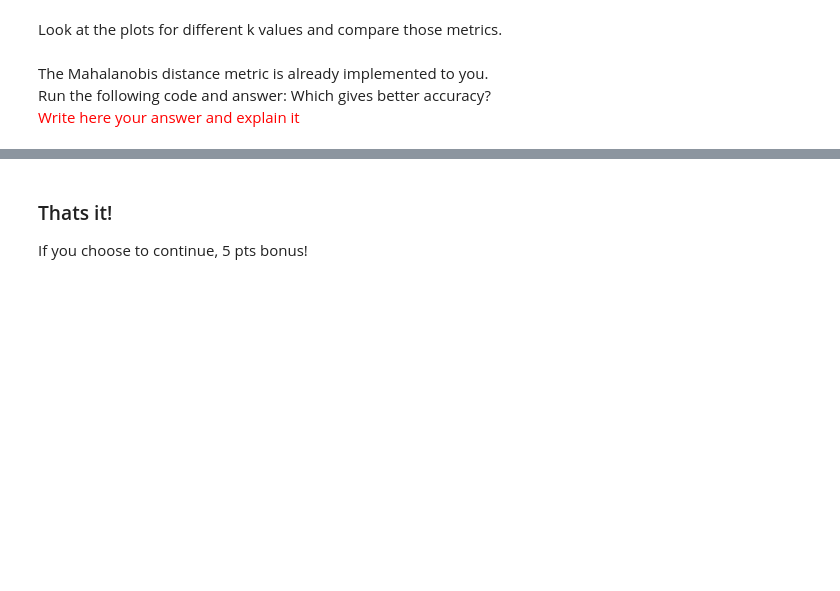
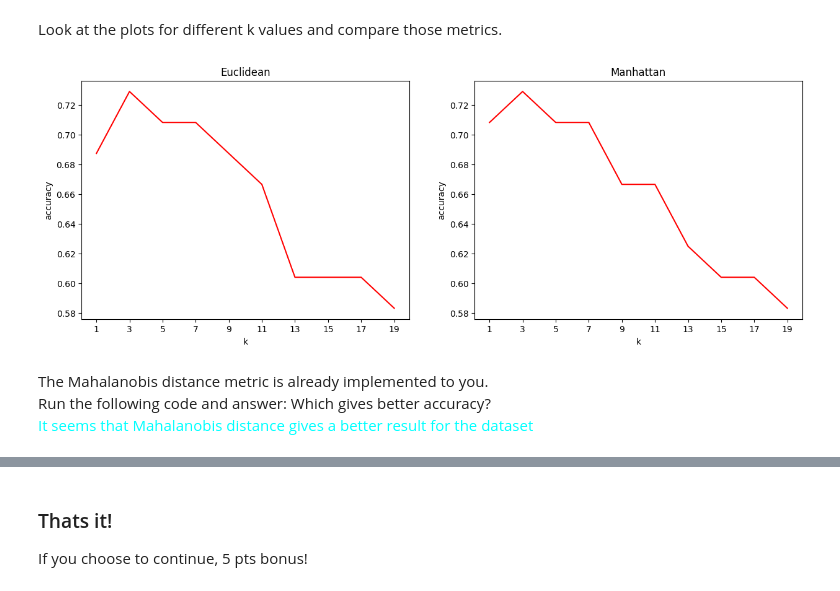
Before and after one commit to ordinary813/ordinaryLib, a Jupyter notebook: Machine learning/HW1.ipynb, the cells around one changed output, grey strips where cells are left out. Saved outputs shown, nothing was run; the diff lists cells and outputs as text; code cells hidden in the pictures; blank space fills up the shorter version.

```diff
--- a/Machine learning/HW1.ipynb
+++ b/Machine learning/HW1.ipynb
@@ -445,27 +467,56 @@ def kNN_classify(data, labels, test, k, metric='Euclidian'):
+# %%
+def kNN_classify(data, labels, test, k, metric='Euclidean'):
+    arguments = (test, data)
+    distances = eval(f'{metric}(*arguments)')   #returns np[][] |test| X |data| by the given metric. basically evaluates "*metric*(test,data)"
+    predictions = np.zeros([test.shape[0]])
+    for rowTest in range(distances.shape[0]):
+
+        # this array holds the indices of k neareast neighbors in the training data,
+        # both features and outputs
+        kSmallestIndices = np.argpartition(distances[rowTest],k)[:k]
+
+        # convert to original data indices, mainly for debugging, otherwise not necessary
+        # for i in range(kSmallestIndices.shape[0]):
+        #     kSmallestIndices[i] = labels.index[kSmallestIndices[i]]
+
+        # counter class, each index of this class holds the amount it appears in the k smallest neighbors
+        # we can do that since we enumerated the class from 0 to d (amount of features)
+        countClasses = np.zeros((np.unique(labels).shape[0]))
+
+        # iterate over the k smallest samples
+        for i in range(kSmallestIndices.shape[0]):
+            # for each neighbor we increment the cell that its index == its class
+            countClasses[labels.iloc[kSmallestIndices[i]]] += 1
+
+        # get the class that was closest to the current test sample the most
+        predictions[rowTest] = countClasses.argmax()
+    return predictions
 # %% [markdown]
 Look at the plots for different k values and compare those metrics.
 # %%
 metrics = ['Euclidean', 'Manhattan']
-fig, axs = plt.subplots(2, 2, figsize=(15, 10))
+fig, axs = plt.subplots(1, 2, figsize=(15, 5))
 
 for idx, metric in enumerate(metrics):
-  # Plot data points and fitting line for Ordinary Least Squares - what does that mean exactly? what do i need to implement in this line?
+  # Plot data points and fitting line for Ordinary Least Squares
 
   ks = np.arange(1, 20, 2)
   accs = []
   for k in ks:
     c = kNN_classify(X_train, y_train, X_test, k, metric)
-    accs.append()   # do i need to append each accuracy of c?
+    accs.append(1 - np.mean(np.array(c) != np.array([y_test.iloc[i] for i in range(y_test.shape[0])])))
 
-  axs[idx // 2, idx % 2].plot(ks, accs, color='red')
-  axs[idx // 2, idx % 2].set_xlabel('k')
-  axs[idx // 2, idx % 2].set_ylabel('accuracy')
-  axs[idx // 2, idx % 2].set_title(metric)
-  axs[idx // 2, idx % 2].set_xticks(ks)
+  axs[idx].plot(ks, accs, color='red')
+  axs[idx].set_xlabel('k')
+  axs[idx].set_ylabel('accuracy')
+  axs[idx].set_title(metric)
+  axs[idx].set_xticks(ks)
 plt.show()
+# %% [output]
+[figure, added]
 # %% [markdown]
 The Mahalanobis distance metric is already implemented to you. <br/>Run the following code and answer: Which gives better accuracy?<br/>
-<font color='red'>Write here your answer and explain it</font>
+<font color='aqua'>It seems that Mahalanobis distance gives a better result for the dataset</font>
 # %%
 ks = np.arange(1, 20, 2)
 accs = []
```
Also changed, not shown: parts of 12 cells of this notebook, 1 other file.
